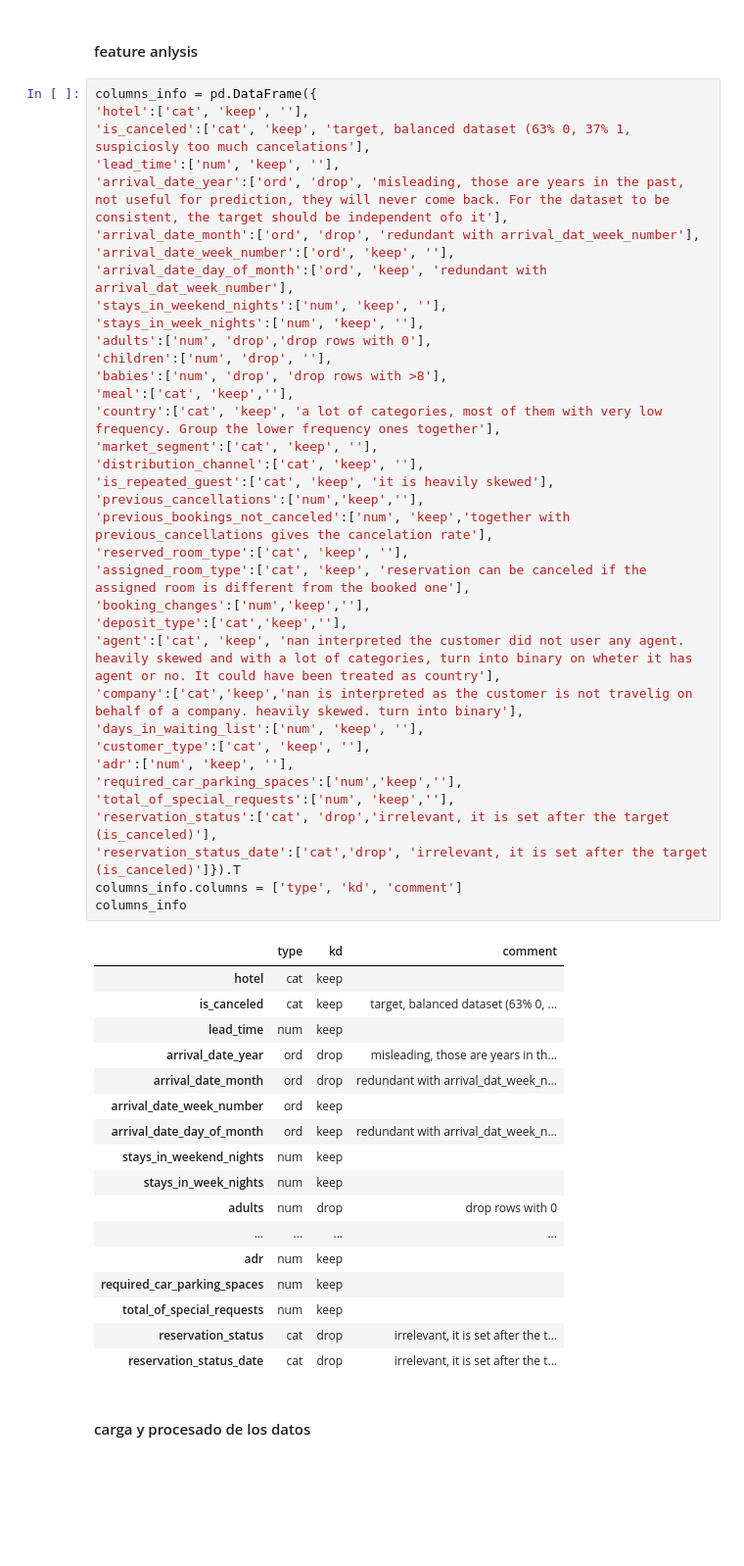
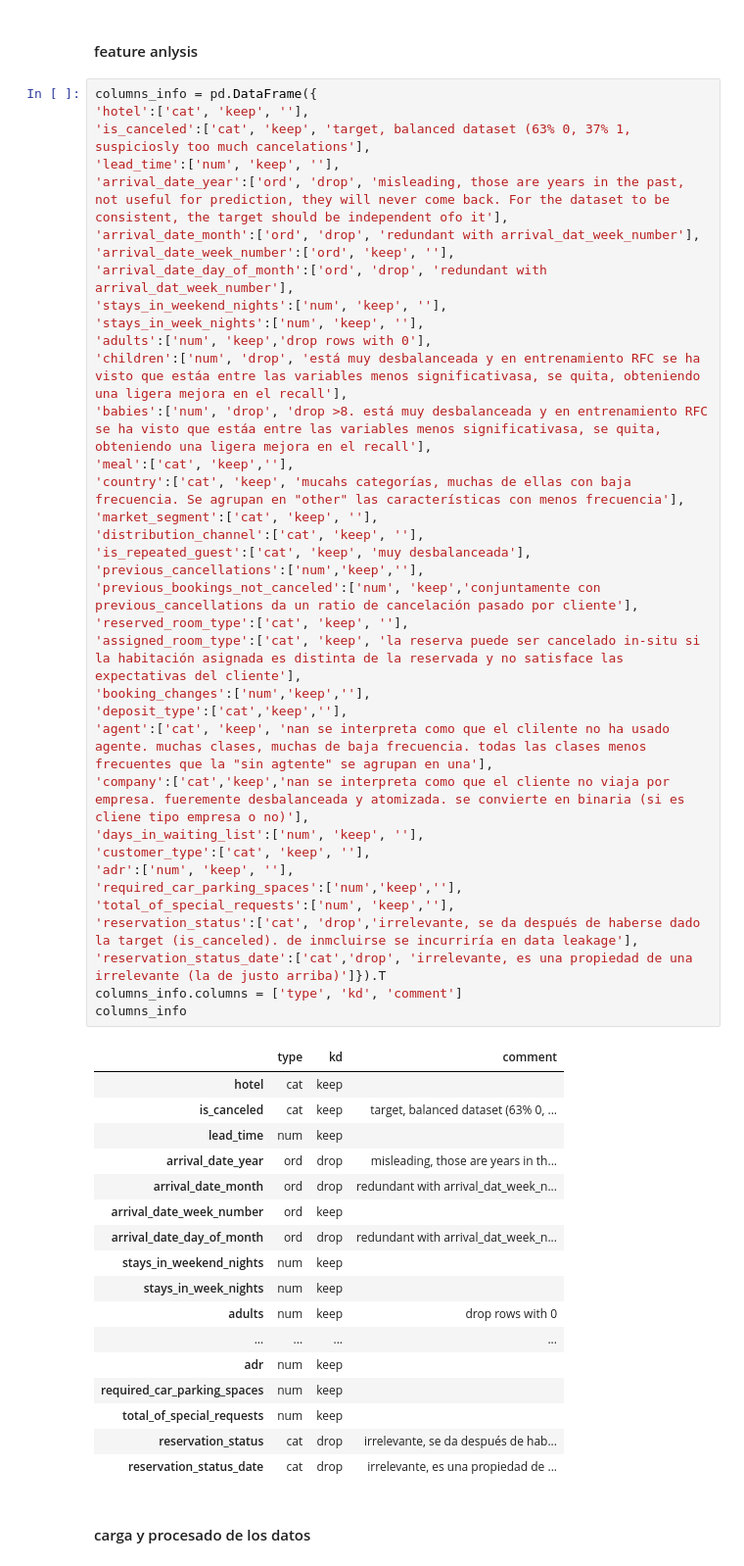
Before and after one commit to claudiberenguer/modulo5eval_ii, a Jupyter notebook: notebooks/exploracion/newnb_claudi.ipynb, the cells around one changed output. Shown at 98% size. Cells and saved outputs as stored; diff of their text form; blank space fills up the shorter version.

```diff
--- a/notebooks/exploracion/newnb_claudi.ipynb
+++ b/notebooks/exploracion/newnb_claudi.ipynb
@@ -64,55 +67,55 @@ columns_info = pd.DataFrame({
 'hotel':['cat', 'keep', ''],
 'is_canceled':['cat', 'keep', 'target, balanced dataset (63% 0, 37% 1, suspiciosly too much cancelations'],
 'lead_time':['num', 'keep', ''],
 'arrival_date_year':['ord', 'drop', 'misleading, those are years in the past, not useful for prediction, they will never come back. For the dataset to be consistent, the target should be independent ofo it'],
 'arrival_date_month':['ord', 'drop', 'redundant with arrival_dat_week_number'],
 'arrival_date_week_number':['ord', 'keep', ''],
-'arrival_date_day_of_month':['ord', 'keep', 'redundant with arrival_dat_week_number'],
+'arrival_date_day_of_month':['ord', 'drop', 'redundant with arrival_dat_week_number'],
 'stays_in_weekend_nights':['num', 'keep', ''],
 'stays_in_week_nights':['num', 'keep', ''],
-'adults':['num', 'drop','drop rows with 0'],
-'children':['num', 'drop', ''],
-'babies':['num', 'drop', 'drop rows with >8'],
+'adults':['num', 'keep','drop rows with 0'],
+'children':['num', 'drop', 'está muy desbalanceada y en entrenamiento RFC se ha visto que estáa entre las variables menos significativasa, se quita, obteniendo una ligera mejora en el recall'],
+'babies':['num', 'drop', 'drop >8. está muy desbalanceada y en entrenamiento RFC se ha visto que estáa entre las variables menos significativasa, se quita, obteniendo una ligera mejora en el recall'],
 'meal':['cat', 'keep',''],
-'country':['cat', 'keep', 'a lot of categories, most of them with very low frequency. Group the lower frequency ones together'],
+'country':['cat', 'keep', 'mucahs categorías, muchas de ellas con baja frecuencia. Se agrupan en "other" las características con menos frecuencia'],
 'market_segment':['cat', 'keep', ''],
 'distribution_channel':['cat', 'keep', ''],
-'is_repeated_guest':['cat', 'keep', 'it is heavily skewed'],
+'is_repeated_guest':['cat', 'keep', 'muy desbalanceada'],
 'previous_cancellations':['num','keep',''],
-'previous_bookings_not_canceled':['num', 'keep','together with previous_cancellations gives the cancelation rate'],
+'previous_bookings_not_canceled':['num', 'keep','conjuntamente con previous_cancellations da un ratio de cancelación pasado por cliente'],
 'reserved_room_type':['cat', 'keep', ''],
-'assigned_room_type':['cat', 'keep', 'reservation can be canceled if the assigned room is different from the booked one'],
+'assigned_room_type':['cat', 'keep', 'la reserva puede ser cancelado in-situ si la habitación asignada es distinta de la reservada y no satisface las expectativas del cliente'],
 'booking_changes':['num','keep',''],
 'deposit_type':['cat','keep',''],
-'agent':['cat', 'keep', 'nan interpreted the customer did not user any agent. heavily skewed and with a lot of categories, turn into binary on wheter it has agent or no. It could have been treated as country'],
-'company':['cat','keep','nan is interpreted as the customer is not travelig on behalf of a company. heavily skewed. turn into binary'],
+'agent':['cat', 'keep', 'nan se interpreta como que el clilente no ha usado agente. muchas clases, muchas de baja frecuencia. todas las clases menos frecuentes que la "sin agtente" se agrupan en una'],
+'company':['cat','keep','nan se interpreta como que el cliente no viaja por empresa. fueremente desbalanceada y atomizada. se convierte en binaria (si es cliene tipo empresa o no)'],
 'days_in_waiting_list':['num', 'keep', ''],
 'customer_type':['cat', 'keep', ''],
 'adr':['num', 'keep', ''],
 'required_car_parking_spaces':['num','keep',''],
 'total_of_special_requests':['num', 'keep',''],
-'reservation_status':['cat', 'drop','irrelevant, it is set after the target (is_canceled)'],
-'reservation_status_date':['cat','drop', 'irrelevant, it is set after the target (is_canceled)']}).T
+'reservation_status':['cat', 'drop','irrelevante, se da después de haberse dado la target (is_canceled). de inmcluirse se incurriría en data leakage'],
+'reservation_status_date':['cat','drop', 'irrelevante, es una propiedad de una irrelevante (la de justo arriba)']}).T
 columns_info.columns = ['type', 'kd', 'comment']
 columns_info
 # %% [output]
 |  | type | kd | comment |
 | hotel | cat | keep |  |
 | is_canceled | cat | keep | target, balanced dataset (63% 0, ... |
 | lead_time | num | keep |  |
 | arrival_date_year | ord | drop | misleading, those are years in th... |
 | arrival_date_month | ord | drop | redundant with arrival_dat_week_n... |
 | arrival_date_week_number | ord | keep |  |
-| arrival_date_day_of_month | ord | keep | redundant with arrival_dat_week_n... |
+| arrival_date_day_of_month | ord | drop | redundant with arrival_dat_week_n... |
 | stays_in_weekend_nights | num | keep |  |
 | stays_in_week_nights | num | keep |  |
-| adults | num | drop | drop rows with 0 |
+| adults | num | keep | drop rows with 0 |
 | ... | ... | ... | ... |
 | adr | num | keep |  |
 | required_car_parking_spaces | num | keep |  |
 | total_of_special_requests | num | keep |  |
-| reservation_status | cat | drop | irrelevant, it is set after the t... |
-| reservation_status_date | cat | drop | irrelevant, it is set after the t... |
+| reservation_status | cat | drop | irrelevante, se da después de hab... |
+| reservation_status_date | cat | drop | irrelevante, es una propiedad de ... |
 # %% [markdown]
 #### carga y procesado de los datos
 # %%
```
Also changed, not shown: parts of 16 cells of this notebook, 3 other files.
